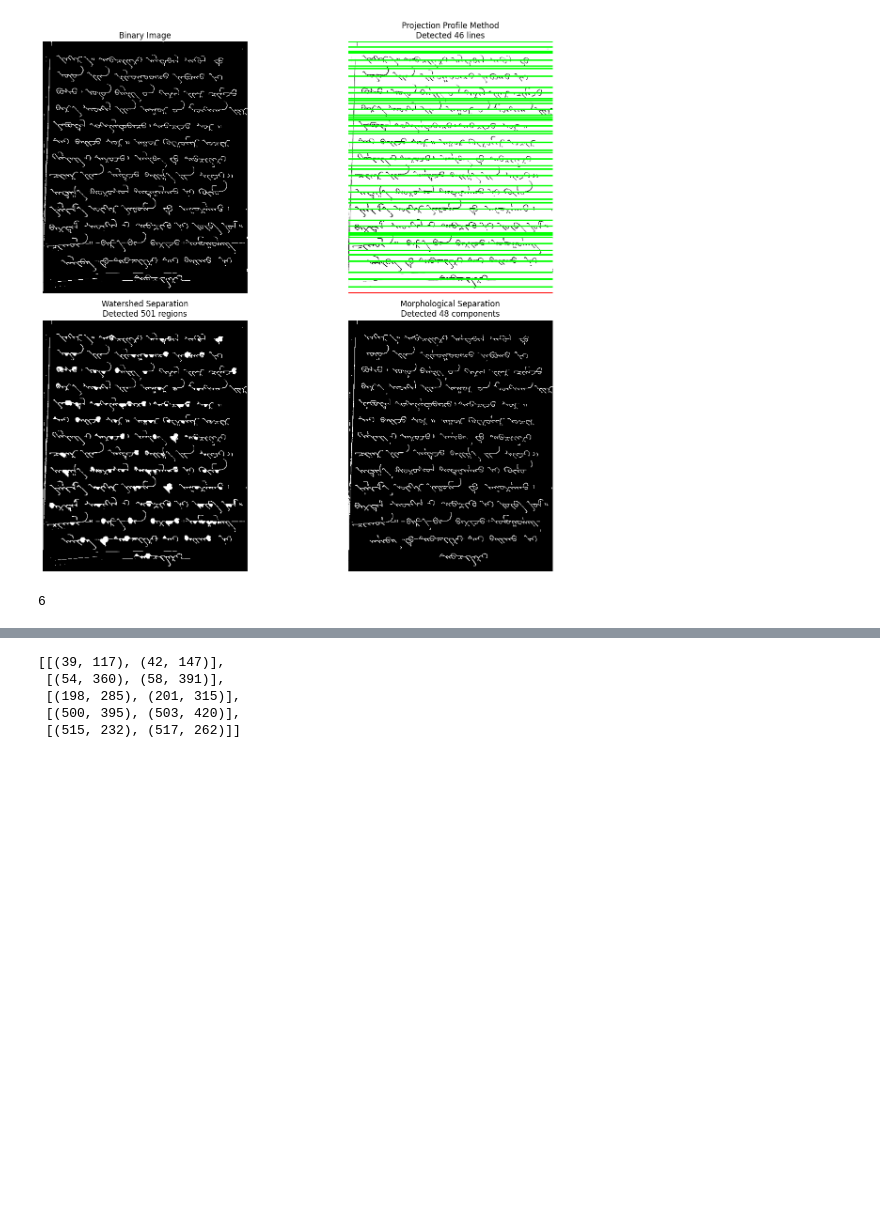
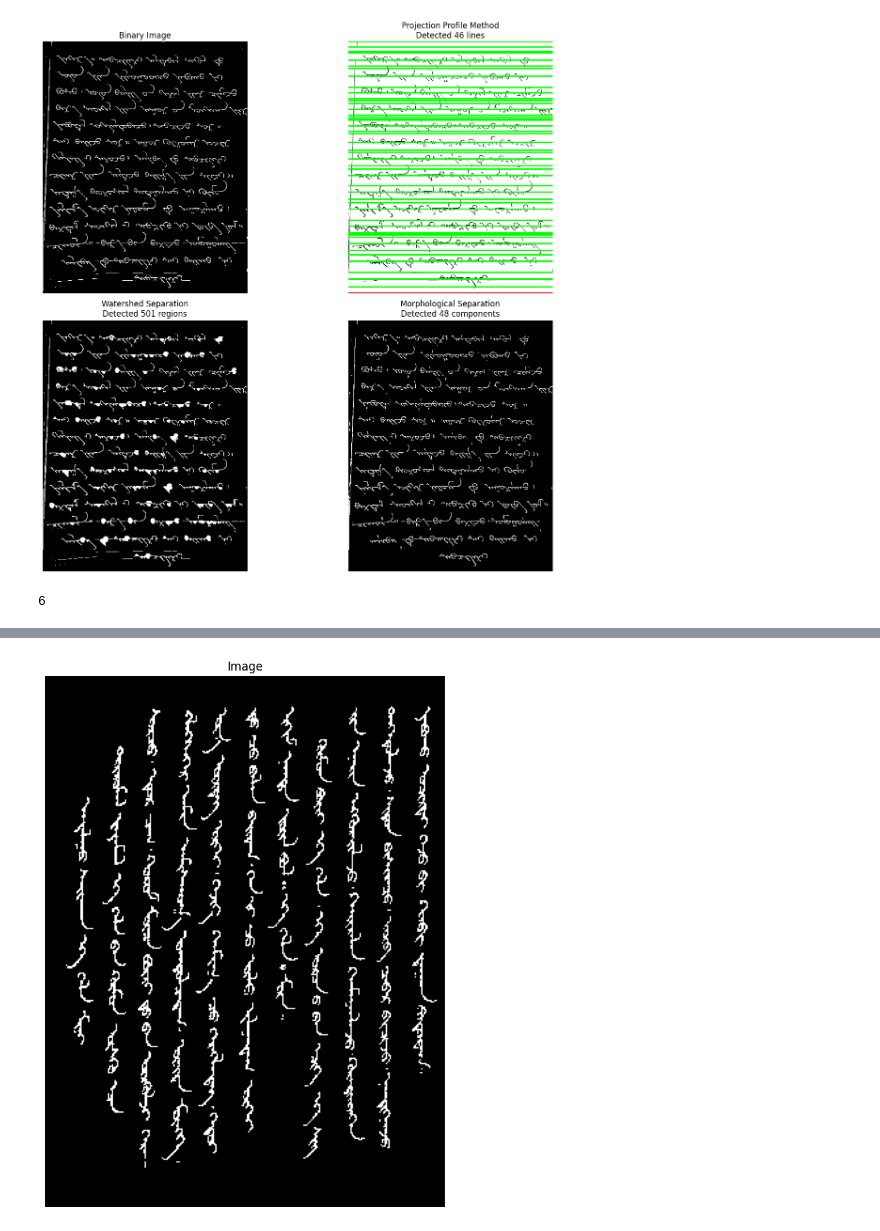
Before and after one commit to Munguudog/Mongol-tuulgatnii-hoyr-erhem-project-OCR-, a Jupyter notebook: adiya/word_segmentation/line_seperator.ipynb, the cells around one changed output, grey strips where cells are left out. Cells and saved outputs as stored; diff of their text form; code cells hidden in the pictures; blank space fills up the shorter version.

```diff
--- a/adiya/word_segmentation/line_seperator.ipynb
+++ b/adiya/word_segmentation/line_seperator.ipynb
@@ -508,7 +508,7 @@ results = interactive_line_extraction(image_path)
 # %% [output]
 [figure]
 # %%
-def display_image(img, title="Image", cmap=None, figsize=(10, 10)):
+def display(img, title="Image", cmap=None, figsize=(10, 10)):
     """Displays an image using matplotlib."""
     plt.figure(figsize=figsize)
     if cmap:
@@ -522,6 +522,13 @@ def display_image(img, title="Image", cmap=None, figsize=(10, 10)):
     plt.title(title)
     plt.axis('off')
     plt.show()
+
+def draw_boxes(image, boxes, color=(0, 255, 0), thickness=2):
+    """Draws bounding boxes on a copy of the image."""
+    output_image = image.copy()
+    for (x, y, w, h) in boxes:
+        cv2.rectangle(output_image, (x, y), (x + w, y + h), color, thickness)
+    return output_image
 
 def line_segmentation(orig_img, dilate_kernel_x=3, dilate_kernel_y=30, aspect_ratio=0.25, median_width_threshold=0.7):
     """Line segmentation."""
@@ -586,8 +593,12 @@ plt.show()
 # %%
-display_image
+IMAGE_PATH = 'data/test2.png'
+img = cv2.imread(IMAGE_PATH)
+img_rgb = cv2.cvtColor(img, cv2.COLOR_BGR2RGB) # For displaying original later
+gray = cv2.cvtColor(img, cv2.COLOR_BGR2GRAY)
+
+# Binarization (Otsu should still work well)
+# Text white (255), background black (0)
+thresh_val, binary_img = cv2.threshold(gray, 0, 255, cv2.THRESH_BINARY_INV + cv2.THRESH_OTSU)
+display(binary_img)
 # %% [output]
-[[(39, 117), (42, 147)],
- [(54, 360), (58, 391)],
- [(198, 285), (201, 315)],
- [(500, 395), (503, 420)],
- [(515, 232), (517, 262)]]
+[figure, added]
```
Also changed, not shown: parts of 4 cells of this notebook, 9 other files.
